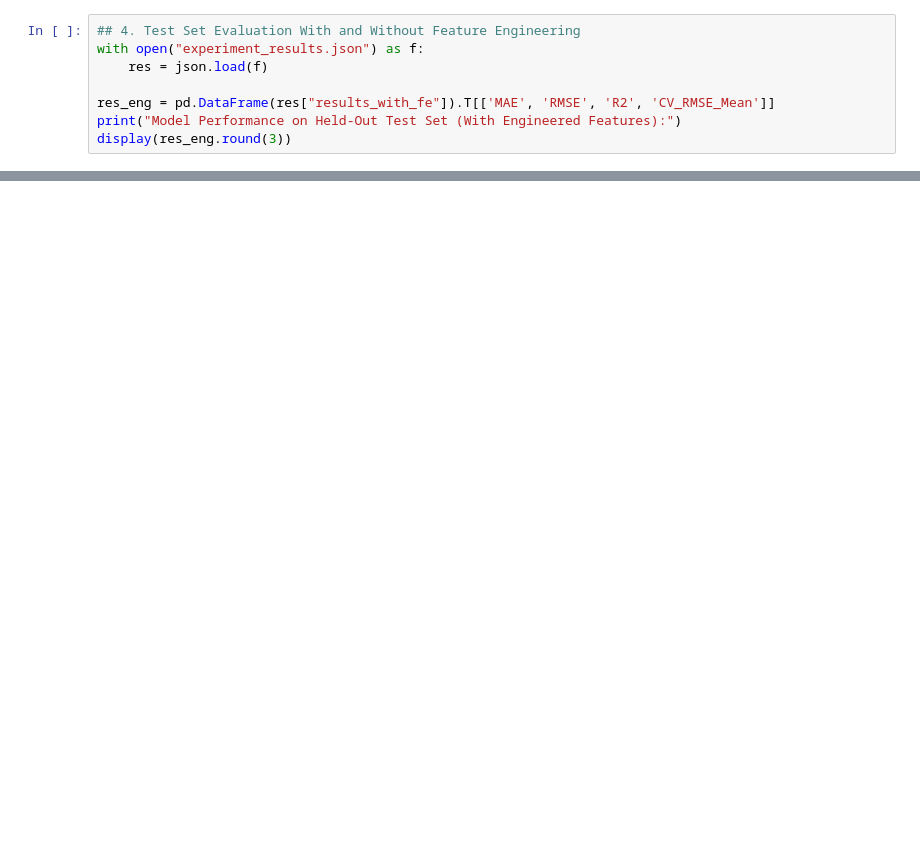
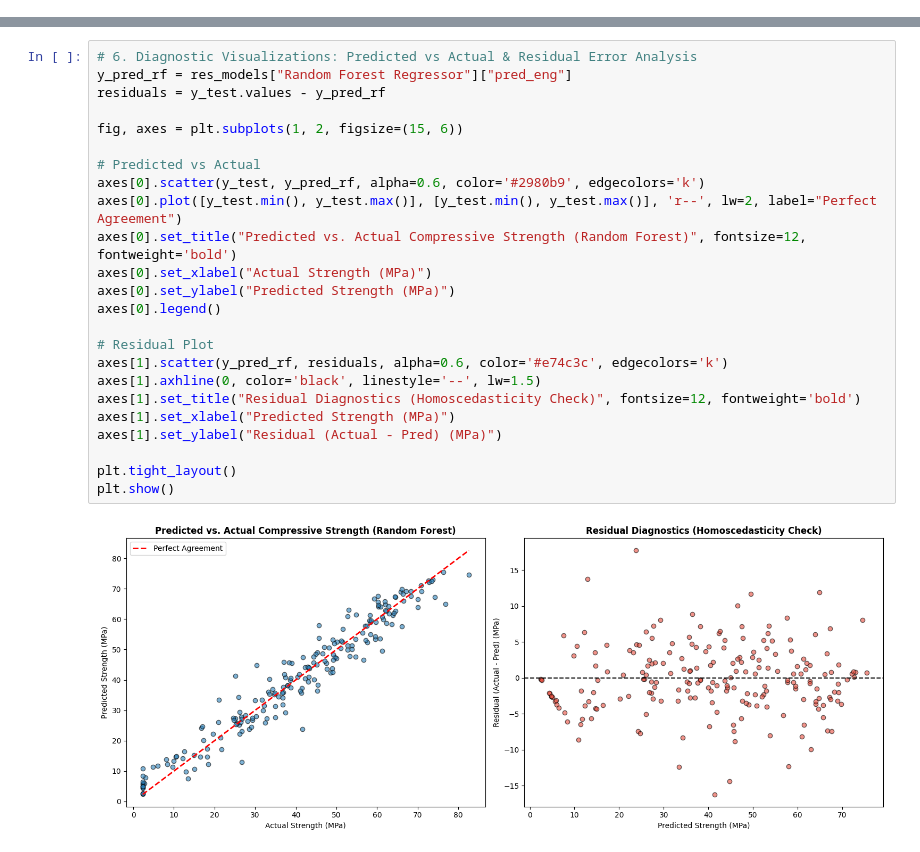
Before and after one commit to MuhammadaAbdullah70178208/AI101-ML-Assignment-70178208, a Jupyter notebook: A2_Concrete_Strength/A2_notebook.ipynb, the cells around one changed output, grey strips where cells are left out. Cells and saved outputs as stored; diff of their text form; blank space fills up the shorter version.

```diff
--- a/A2_Concrete_Strength/A2_notebook.ipynb
+++ b/A2_Concrete_Strength/A2_notebook.ipynb
@@ -87,8 +87,0 @@ Train samples: 824 | Test samples: 206
-# %%
-## 4. Test Set Evaluation With and Without Feature Engineering
-with open("experiment_results.json") as f:
-    res = json.load(f)
-
-res_eng = pd.DataFrame(res["results_with_fe"]).T[['MAE', 'RMSE', 'R2', 'CV_RMSE_Mean']]
-print("Model Performance on Held-Out Test Set (With Engineered Features):")
-display(res_eng.round(3))
@@ -129,0 +129,26 @@ plt.show()
+# %%
+# 6. Diagnostic Visualizations: Predicted vs Actual & Residual Error Analysis
+y_pred_rf = res_models["Random Forest Regressor"]["pred_eng"]
+residuals = y_test.values - y_pred_rf
+
+fig, axes = plt.subplots(1, 2, figsize=(15, 6))
+
+# Predicted vs Actual
+axes[0].scatter(y_test, y_pred_rf, alpha=0.6, color='#2980b9', edgecolors='k')
+axes[0].plot([y_test.min(), y_test.max()], [y_test.min(), y_test.max()], 'r--', lw=2, label="Perfect Agreement")
+axes[0].set_title("Predicted vs. Actual Compressive Strength (Random Forest)", fontsize=12, fontweight='bold')
+axes[0].set_xlabel("Actual Strength (MPa)")
+axes[0].set_ylabel("Predicted Strength (MPa)")
+axes[0].legend()
+
+# Residual Plot
+axes[1].scatter(y_pred_rf, residuals, alpha=0.6, color='#e74c3c', edgecolors='k')
+axes[1].axhline(0, color='black', linestyle='--', lw=1.5)
+axes[1].set_title("Residual Diagnostics (Homoscedasticity Check)", fontsize=12, fontweight='bold')
+axes[1].set_xlabel("Predicted Strength (MPa)")
+axes[1].set_ylabel("Residual (Actual - Pred) (MPa)")
+
+plt.tight_layout()
+plt.show()
+# %% [output]
+[figure, added]
```
Also changed, not shown: parts of 13 cells of this notebook, 8 other files.
